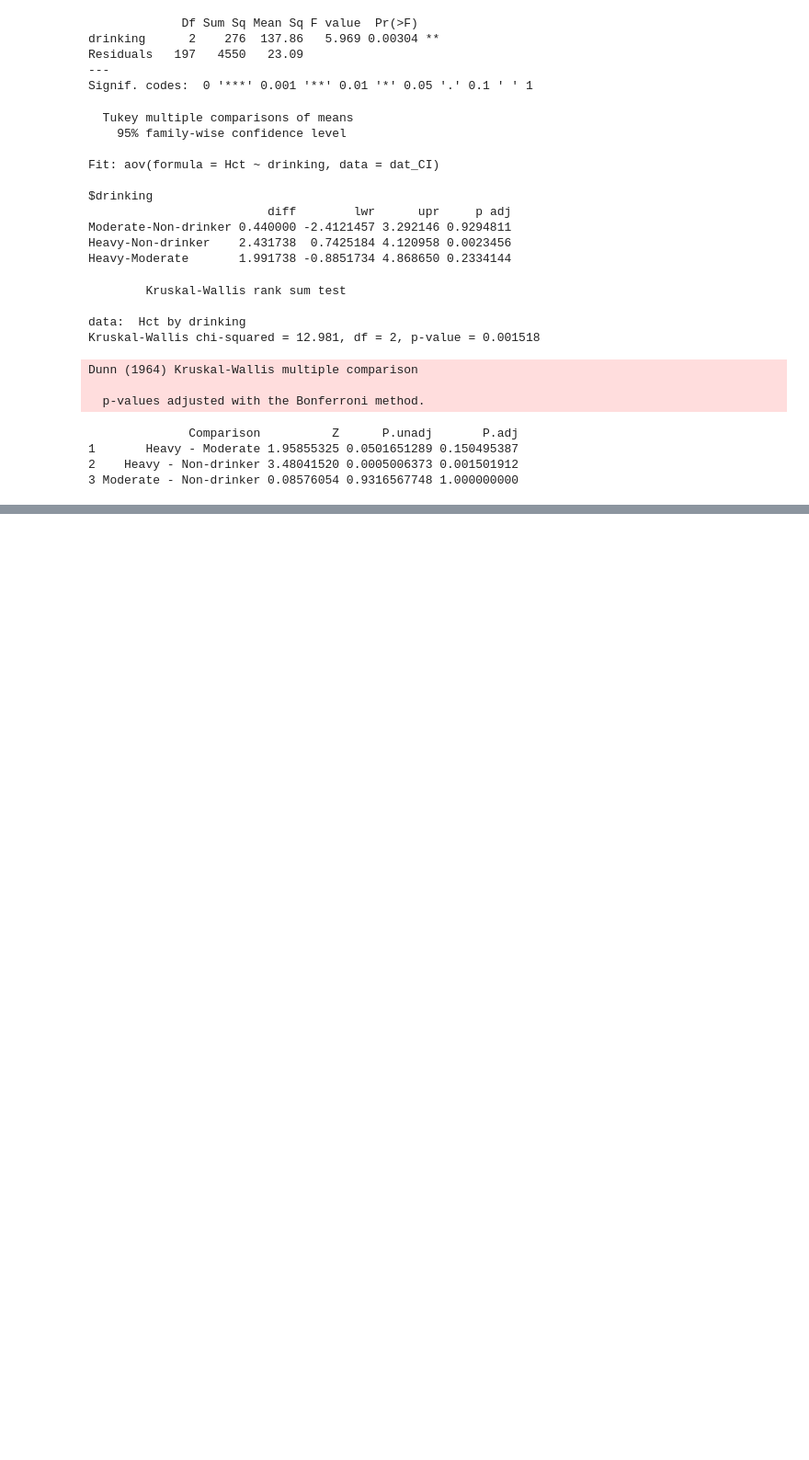
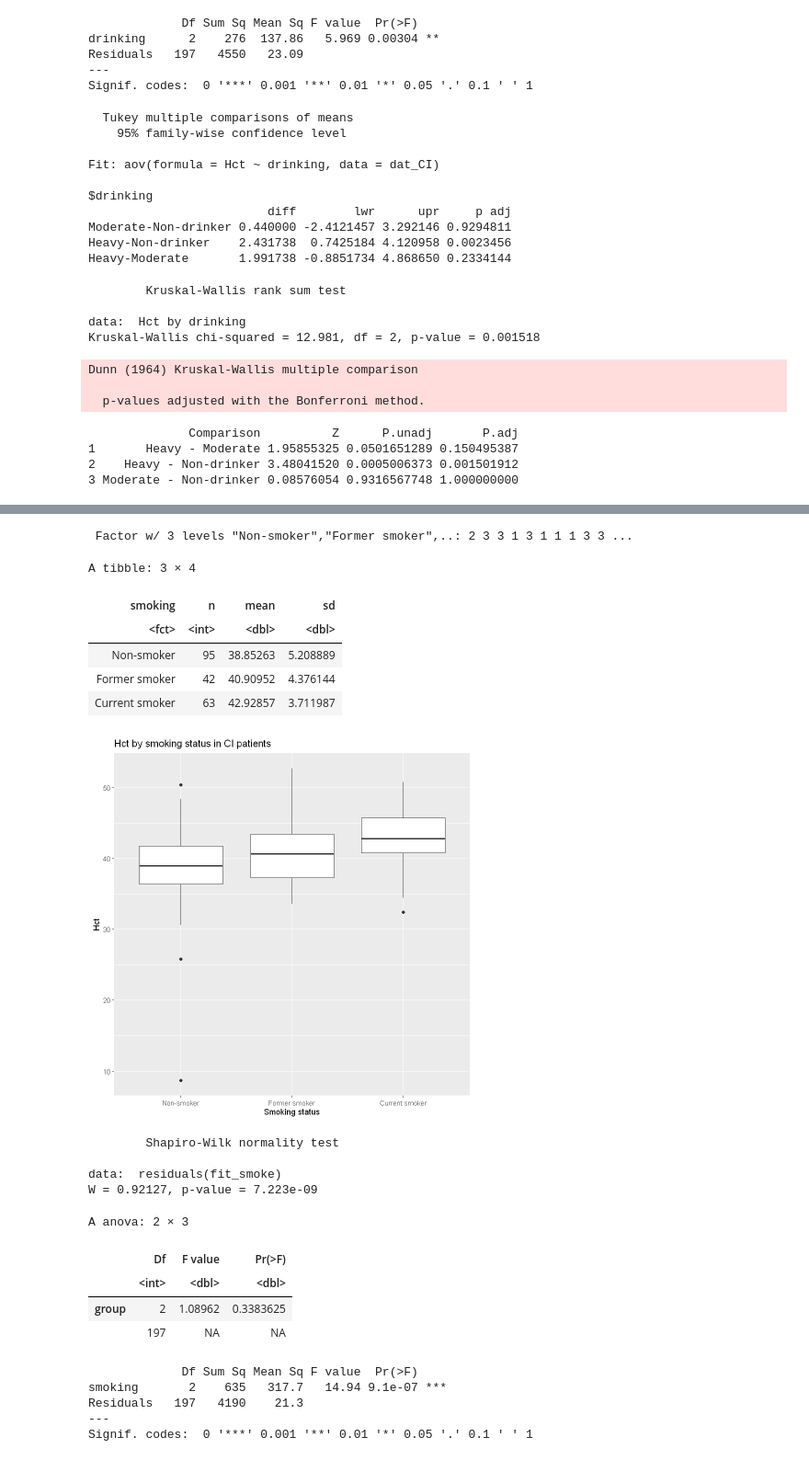
Before and after one commit to RafsanJany-44/R_is_ON, a Jupyter notebook: CODE/practice_2.ipynb, the cells around one changed output, grey strips where cells are left out. Shown at 92% size. Drawn from its saved outputs; the diff is of its cells as text; code cells hidden in the pictures; blank space fills up the shorter version.

```diff
--- a/CODE/practice_2.ipynb
+++ b/CODE/practice_2.ipynb
@@ -481,0 +526,80 @@ Dunn (1964) Kruskal-Wallis multiple comparison
+# %%
+library(readxl)
+library(tidyverse)
+library(car)
+library(FSA)
+
+dat <- read_excel("C:\\Users\\user\\Documents\\GitHub\\R_is_ON\\R_exercise_Data\\R_exercise\\stroke_CI.xlsx")
+
+
+
+dat_CI <- subset(dat, group == 1)
+
+
+
+dat_CI$smoking <- factor(dat_CI$smoking,
+                         levels = c(1, 2, 3),
+                         labels = c("Non-smoker", "Former smoker", "Current smoker"))
+
+str(dat_CI$smoking)
+
+
+dat_CI %>%
+  group_by(smoking) %>%
+  summarise(
+    n = n(),
+    mean = mean(Hct, na.rm=TRUE),
+    sd   = sd(Hct, na.rm=TRUE)
+  )
+
+ggplot(dat_CI, aes(x = smoking, y = Hct))+geom_boxplot()+labs(x = "Smoking status",y = "Hct",title = "Hct by smoking status in CI patients")
+
+
+
+
+fit_smoke <- aov(Hct ~ smoking, data = dat_CI)
+
+
+par(mfrow = c(1, 2))
+qqnorm(residuals(fit_smoke)); qqline(residuals(fit_smoke), col = 2)
+hist(residuals(fit_smoke), breaks = 20, main = "Histogram of residuals (Hct ~ smoking)", xlab = "Residuals")
+par(mfrow = c(1, 1))
+
+shapiro.test(residuals(fit_smoke))
+
+
+leveneTest(Hct ~ smoking, data = dat_CI)
+
+summary(fit_smoke)
+
+
+TukeyHSD(fit_smoke, "smoking", conf.level = 0.95)
+
+
+kruskal.test(Hct ~ smoking, data = dat_CI)
+
+
+dunnTest(Hct ~ smoking, data = dat_CI, method = "bonferroni")
+# %% [output]
+ Factor w/ 3 levels "Non-smoker","Former smoker",..: 2 3 3 1 3 1 1 1 3 3 ...
+A tibble: 3 × 4
+| smoking | n | mean | sd |
+| <fct> | <int> | <dbl> | <dbl> |
+| Non-smoker | 95 | 38.85263 | 5.208889 |
+| Former smoker | 42 | 40.90952 | 4.376144 |
+| Current smoker | 63 | 42.92857 | 3.711987 |
+[figure, added]
+        Shapiro-Wilk normality test
+
+data:  residuals(fit_smoke)
+W = 0.92127, p-value = 7.223e-09
+A anova: 2 × 3
+|  | Df | F value | Pr(>F) |
+|  | <int> | <dbl> | <dbl> |
+| group | 2 | 1.08962 | 0.3383625 |
+|  | 197 | NA | NA |
+             Df Sum Sq Mean Sq F value  Pr(>F)
+smoking       2    635   317.7   14.94 9.1e-07 ***
+Residuals   197   4190    21.3
+---
+Signif. codes:  0 '***' 0.001 '**' 0.01 '*' 0.05 '.' 0.1 ' ' 1
```
Also changed, not shown: parts of 4 cells of this notebook, 1 other file.
